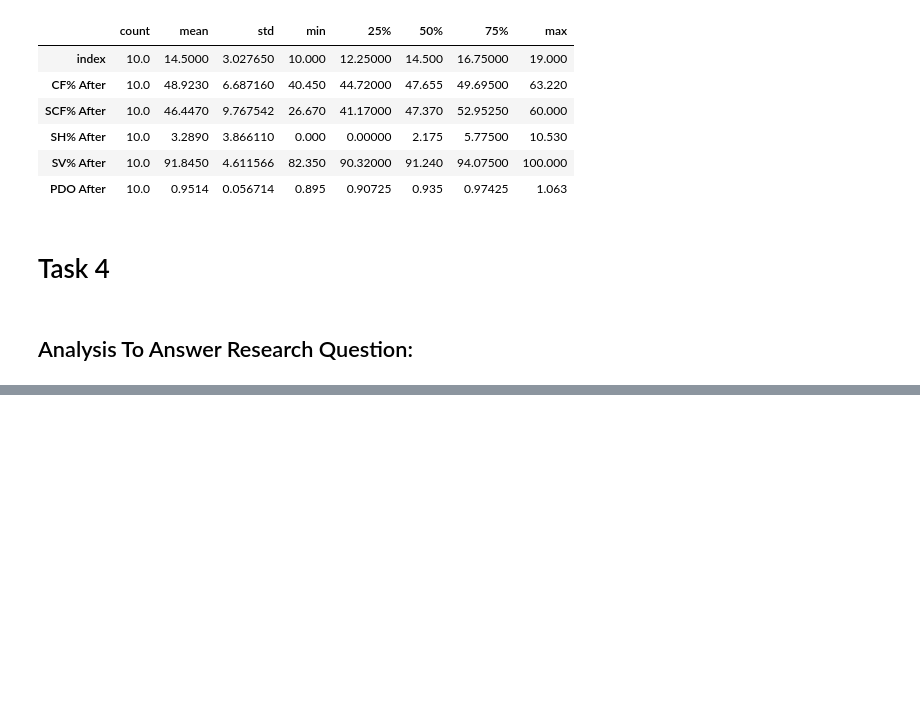
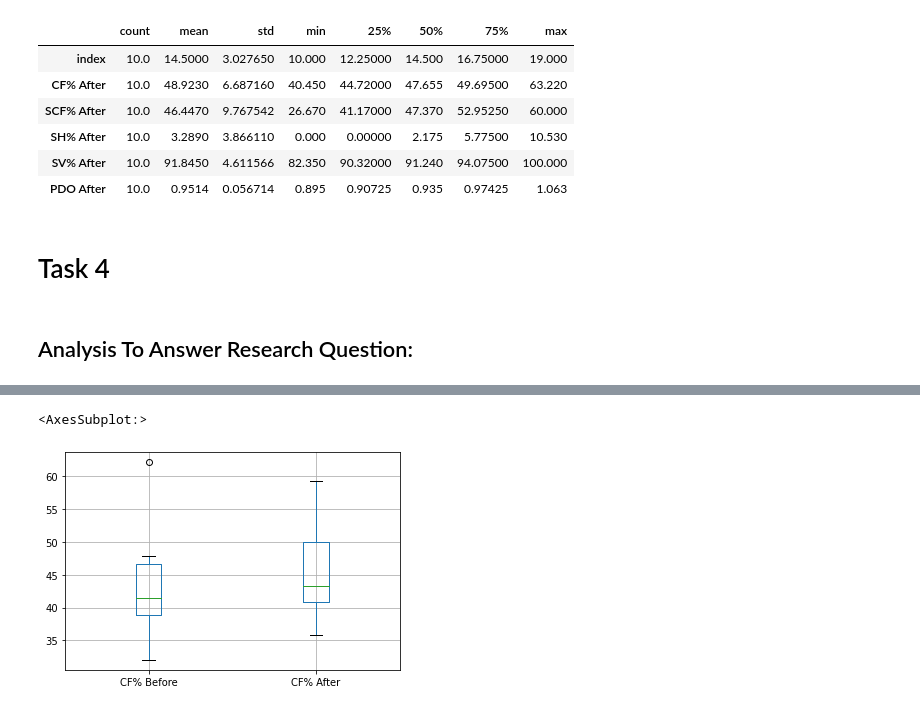
Before and after one commit to data301-2021-winter1/project-group23-project, a Jupyter notebook: notebooks/analysis1.ipynb, the cells around one changed output, grey strips where cells are left out. Cells and saved outputs as stored; diff of their text form; code cells hidden in the pictures; blank space fills up the shorter version.

```diff
--- a/notebooks/analysis1.ipynb
+++ b/notebooks/analysis1.ipynb
@@ -316,0 +328,5 @@ CanucksBeforeFinal.boxplot(['PDO'])
+# %%
+CanucksBandA.boxplot(['CF% Before','CF% After'])
+# %% [output]
+<AxesSubplot:>
+[figure, added]
```
Also changed, not shown: parts of 37 cells of this notebook, 1 other file.
